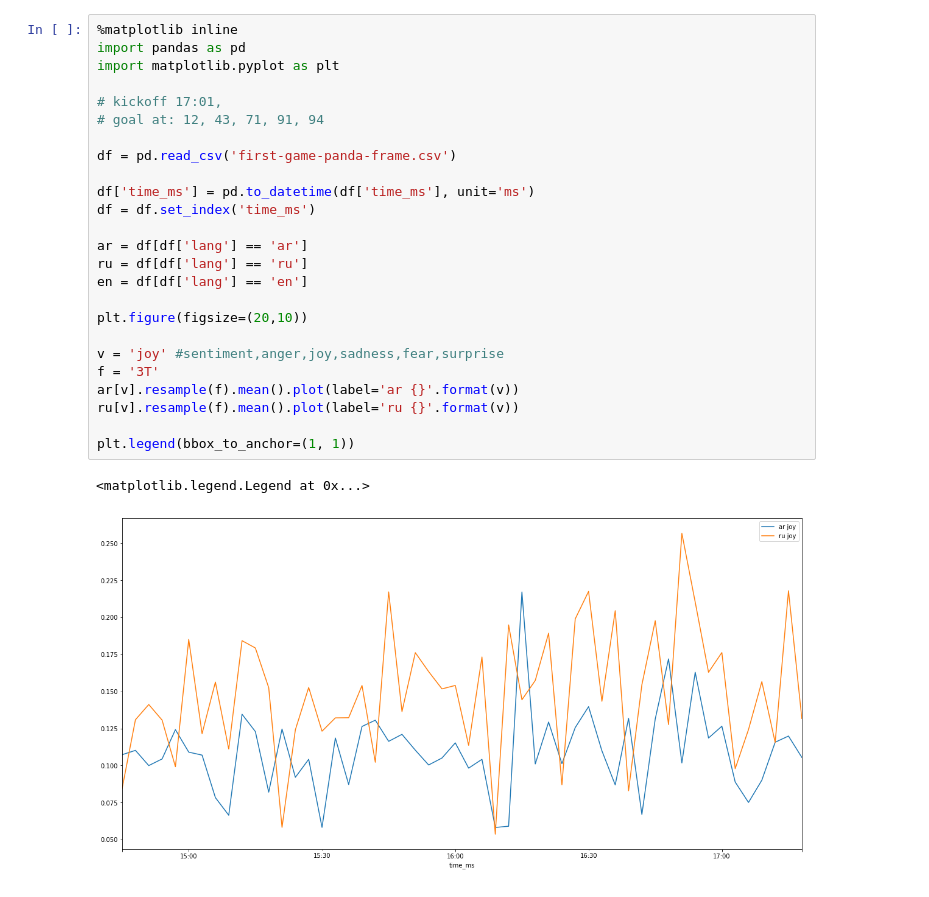
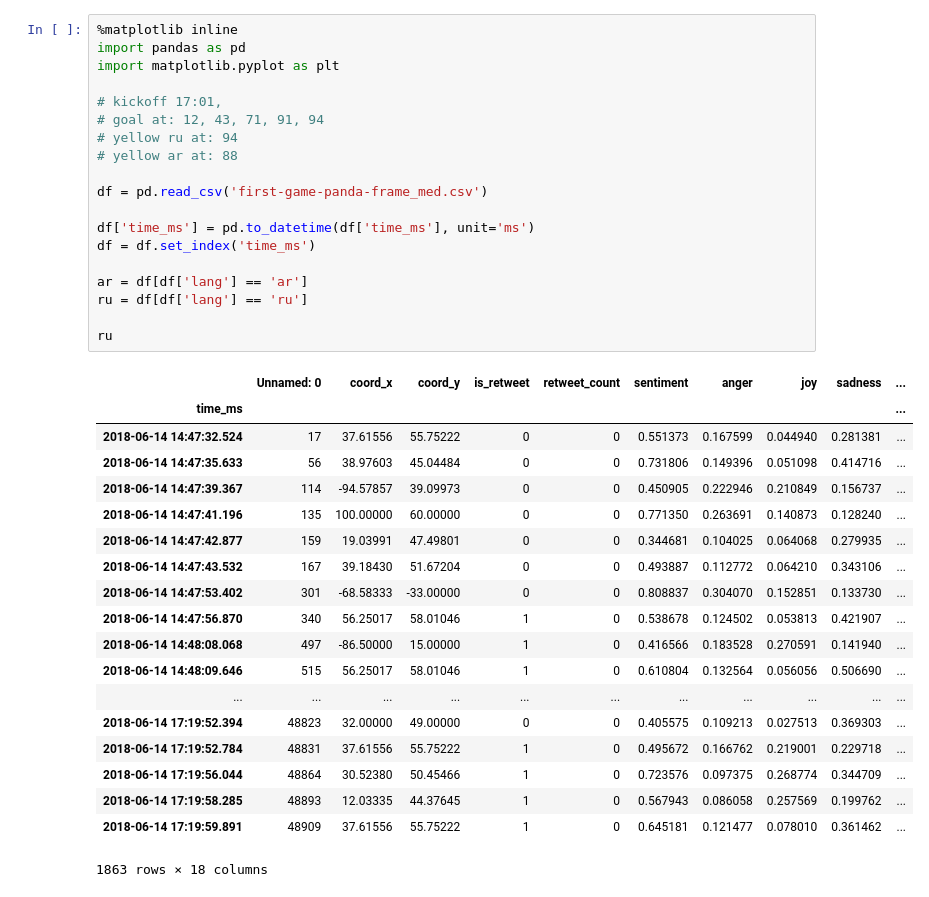
Before and after one commit to glouwa/TwitterLanguageAnalyser, a Jupyter notebook: timeseries.ipynb, the cells around one changed output. Cells and saved outputs as stored; diff of their text form.

```diff
--- a/timeseries.ipynb
+++ b/timeseries.ipynb
@@ -1,28 +114,39 @@
 # %%
 %matplotlib inline
 import pandas as pd
 import matplotlib.pyplot as plt
 
 # kickoff 17:01,
 # goal at: 12, 43, 71, 91, 94
+# yellow ru at: 94
+# yellow ar at: 88
 
-df = pd.read_csv('first-game-panda-frame.csv')
+df = pd.read_csv('first-game-panda-frame_med.csv')
 
 df['time_ms'] = pd.to_datetime(df['time_ms'], unit='ms')
 df = df.set_index('time_ms')
 
 ar = df[df['lang'] == 'ar']
 ru = df[df['lang'] == 'ru']
-en = df[df['lang'] == 'en']
 
-plt.figure(figsize=(20,10))
-
-v = 'joy' #sentiment,anger,joy,sadness,fear,surprise
-f = '3T'
-ar[v].resample(f).mean().plot(label='ar {}'.format(v))
-ru[v].resample(f).mean().plot(label='ru {}'.format(v))
-
-plt.legend(bbox_to_anchor=(1, 1))
+ru
 # %% [output]
+|  | Unnamed: 0 | coord_x | coord_y | is_retweet | retweet_count | sentiment | anger | joy | sadness | ... |
+| time_ms |  |  |  |  |  |  |  |  |  | ... |
+| 2018-06-14 14:47:32.524 | 17 | 37.61556 | 55.75222 | 0 | 0 | 0.551373 | 0.167599 | 0.044940 | 0.281381 | ... |
+| 2018-06-14 14:47:35.633 | 56 | 38.97603 | 45.04484 | 0 | 0 | 0.731806 | 0.149396 | 0.051098 | 0.414716 | ... |
+| 2018-06-14 14:47:39.367 | 114 | -94.57857 | 39.09973 | 0 | 0 | 0.450905 | 0.222946 | 0.210849 | 0.156737 | ... |
+| 2018-06-14 14:47:41.196 | 135 | 100.00000 | 60.00000 | 0 | 0 | 0.771350 | 0.263691 | 0.140873 | 0.128240 | ... |
+| 2018-06-14 14:47:42.877 | 159 | 19.03991 | 47.49801 | 0 | 0 | 0.344681 | 0.104025 | 0.064068 | 0.279935 | ... |
+| 2018-06-14 14:47:43.532 | 167 | 39.18430 | 51.67204 | 0 | 0 | 0.493887 | 0.112772 | 0.064210 | 0.343106 | ... |
+| 2018-06-14 14:47:53.402 | 301 | -68.58333 | -33.00000 | 0 | 0 | 0.808837 | 0.304070 | 0.152851 | 0.133730 | ... |
+| 2018-06-14 14:47:56.870 | 340 | 56.25017 | 58.01046 | 1 | 0 | 0.538678 | 0.124502 | 0.053813 | 0.421907 | ... |
+| 2018-06-14 14:48:08.068 | 497 | -86.50000 | 15.00000 | 1 | 0 | 0.416566 | 0.183528 | 0.270591 | 0.141940 | ... |
+| 2018-06-14 14:48:09.646 | 515 | 56.25017 | 58.01046 | 1 | 0 | 0.610804 | 0.132564 | 0.056056 | 0.506690 | ... |
+| ... | ... | ... | ... | ... | ... | ... | ... | ... | ... | ... |
+| 2018-06-14 17:19:52.394 | 48823 | 32.00000 | 49.00000 | 0 | 0 | 0.405575 | 0.109213 | 0.027513 | 0.369303 | ... |
+| 2018-06-14 17:19:52.784 | 48831 | 37.61556 | 55.75222 | 1 | 0 | 0.495672 | 0.166762 | 0.219001 | 0.229718 | ... |
+| 2018-06-14 17:19:56.044 | 48864 | 30.52380 | 50.45466 | 1 | 0 | 0.723576 | 0.097375 | 0.268774 | 0.344709 | ... |
+| 2018-06-14 17:19:58.285 | 48893 | 12.03335 | 44.37645 | 1 | 0 | 0.567943 | 0.086058 | 0.257569 | 0.199762 | ... |
+| 2018-06-14 17:19:59.891 | 48909 | 37.61556 | 55.75222 | 1 | 0 | 0.645181 | 0.121477 | 0.078010 | 0.361462 | ... |
-<matplotlib.legend.Legend at 0x...>
+1863 rows × 18 columns
-[figure, removed]
```
Also changed, not shown: parts of 3 cells of this notebook, 4 other files.
